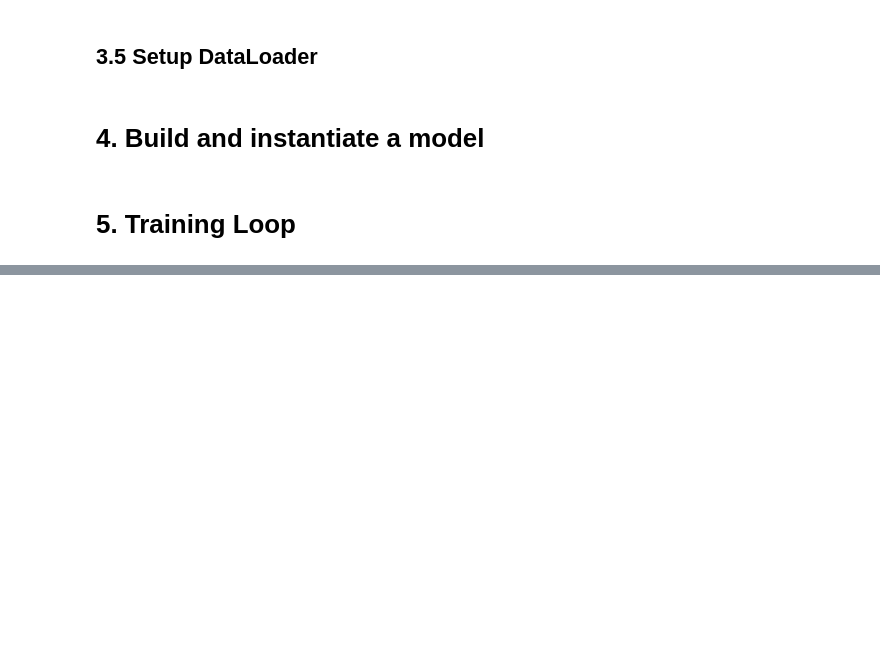
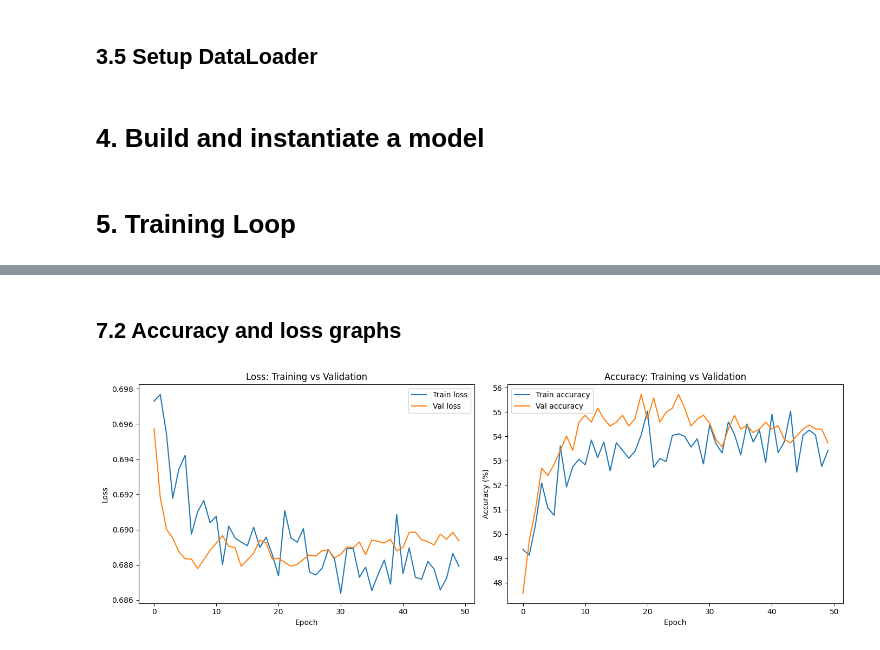
Before and after one commit to SimoneZezzo/stock-direction-classifier, a Jupyter notebook: StockDirectionClassifier.ipynb, the cells around one changed output, grey strips where cells are left out. Saved outputs shown, nothing was run; the diff lists cells and outputs as text; code cells hidden in the pictures; blank space fills up the shorter version.

```diff
--- a/StockDirectionClassifier.ipynb
+++ b/StockDirectionClassifier.ipynb
@@ -152,21 +143,23 @@ test_loader = DataLoader(test_dataset, batch_size=32)
 from torch import nn
 
 class StockDirectionModel(nn.Module):
-    def __init__(self, input_features: int = 8, hidden_units: int = 64, output_features: int = 2):
+    def __init__(self, input_features: int = 8, hidden_units: int = 16, output_features: int = 2):
         super().__init__()
         self.linear_layer_stack = nn.Sequential(
             nn.Linear(in_features=input_features, out_features=hidden_units),
             nn.ReLU(),
+            nn.Dropout(0.3),
             nn.Linear(in_features=hidden_units, out_features=hidden_units),
             nn.ReLU(),
+            nn.Dropout(0.3),
             nn.Linear(in_features=hidden_units, out_features=output_features)
         )
 
-        def forward(self, x):
+    def forward(self, x):
             return self.linear_layer_stack(x)
 
-model = StockDirectionModel(input_features=2,
-                            hidden_units=64,
+model = StockDirectionModel(input_features=8,
+                            hidden_units=16,
                             output_features=2).to(device)
 # %% [markdown]
 # 5. Training Loop
@@ -172,0 +168,4 @@ model = StockDirectionModel(input_features=2,
+# %%
+loss_fn = nn.CrossEntropyLoss() # CrossEntropyLoss is used for multi-class classification problems, which is appropriate here since we have two classes (up or down).
+optimizer = torch.optim.Adam(model.parameters(),
+                             lr=0.001)
@@ -172,0 +319,25 @@ model = StockDirectionModel(input_features=2,
+# %% [markdown]
+## 7.2 Accuracy and loss graphs
+# %%
+fig, (ax1, ax2) = plt.subplots(1, 2, figsize=(14, 5))
+
+# Grafico loss
+ax1.plot(train_losses, label="Train loss")
+ax1.plot(val_losses, label="Val loss")
+ax1.set_xlabel("Epoch")
+ax1.set_ylabel("Loss")
+ax1.set_title("Loss: Training vs Validation")
+ax1.legend()
+
+# Grafico accuracy
+ax2.plot(train_accs, label="Train accuracy")
+ax2.plot(val_accs, label="Val accuracy")
+ax2.set_xlabel("Epoch")
+ax2.set_ylabel("Accuracy (%)")
+ax2.set_title("Accuracy: Training vs Validation")
+ax2.legend()
+
+plt.tight_layout()
+plt.show()
+# %% [output]
+[figure, added]
```
Also changed, not shown: parts of 19 cells of this notebook.
